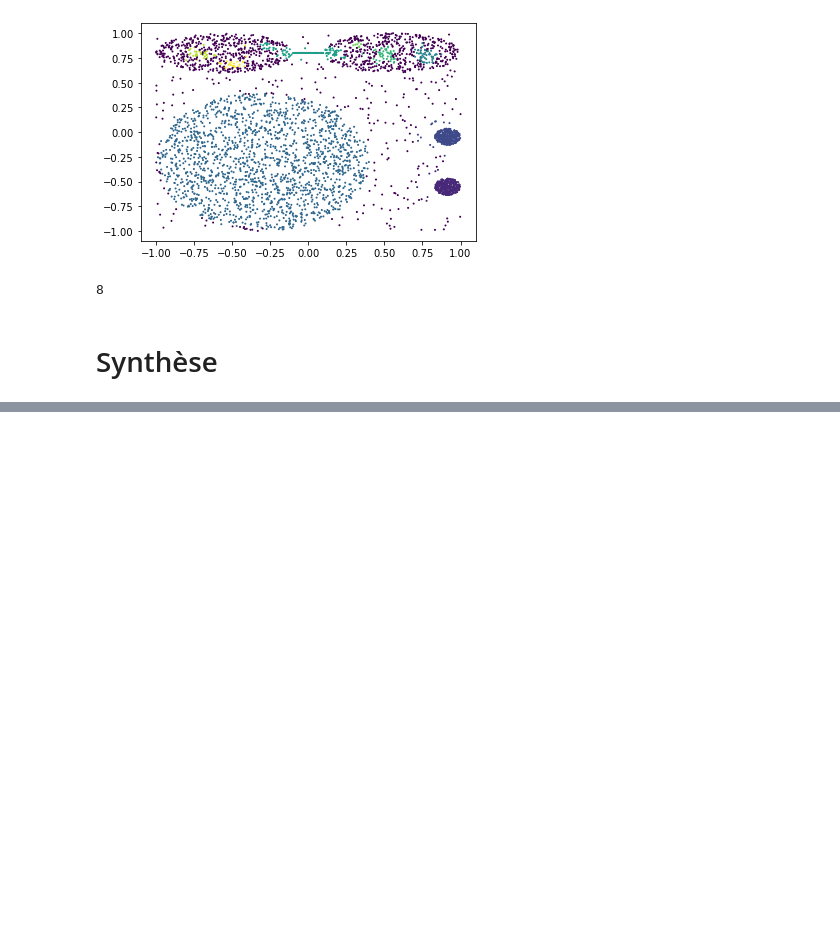
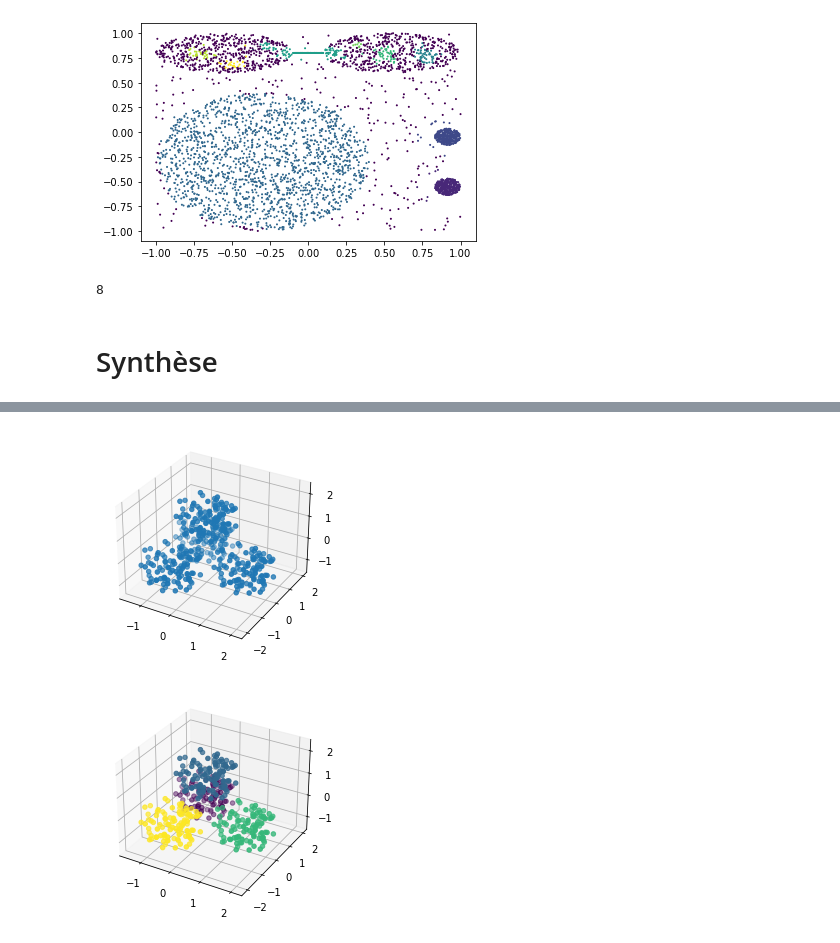
Before and after one commit to Onemaeus97/clustering-benchmark, a Jupyter notebook: clustering.ipynb, the cells around one changed output, grey strips where cells are left out. Drawn from its saved outputs; the diff is of its cells as text; code cells hidden in the pictures; blank space fills up the shorter version.

```diff
--- a/clustering.ipynb
+++ b/clustering.ipynb
@@ -728,0 +800,17 @@ for i in range(3):
+# %%
+# data2
+data = pandas.read_csv('./dataset/t.data', sep="\t", header=None)
+
+# brute
+ax = plt.axes(projection='3d')
+ax.scatter3D(data[0], data[1], data[2])
+plt.show()
+
+#traitée
+ax = plt.axes(projection='3d')
+clustering = KMeans(n_clusters=4).fit(data)
+ax.scatter3D(data[0], data[1], data[2], c=clustering.labels_)
+plt.show()
+# %% [output]
+[figure, added]
+[figure, added]
```
Also changed, not shown: parts of 25 cells of this notebook, 7 other files.
